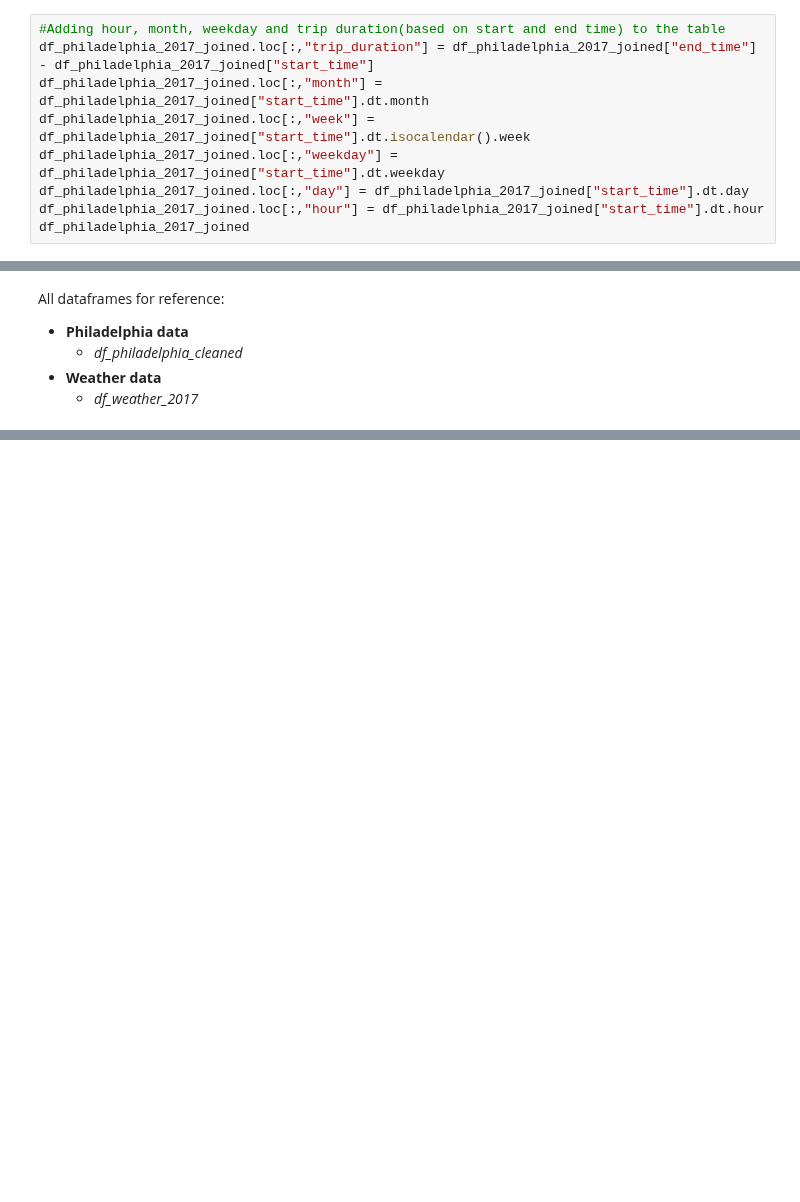
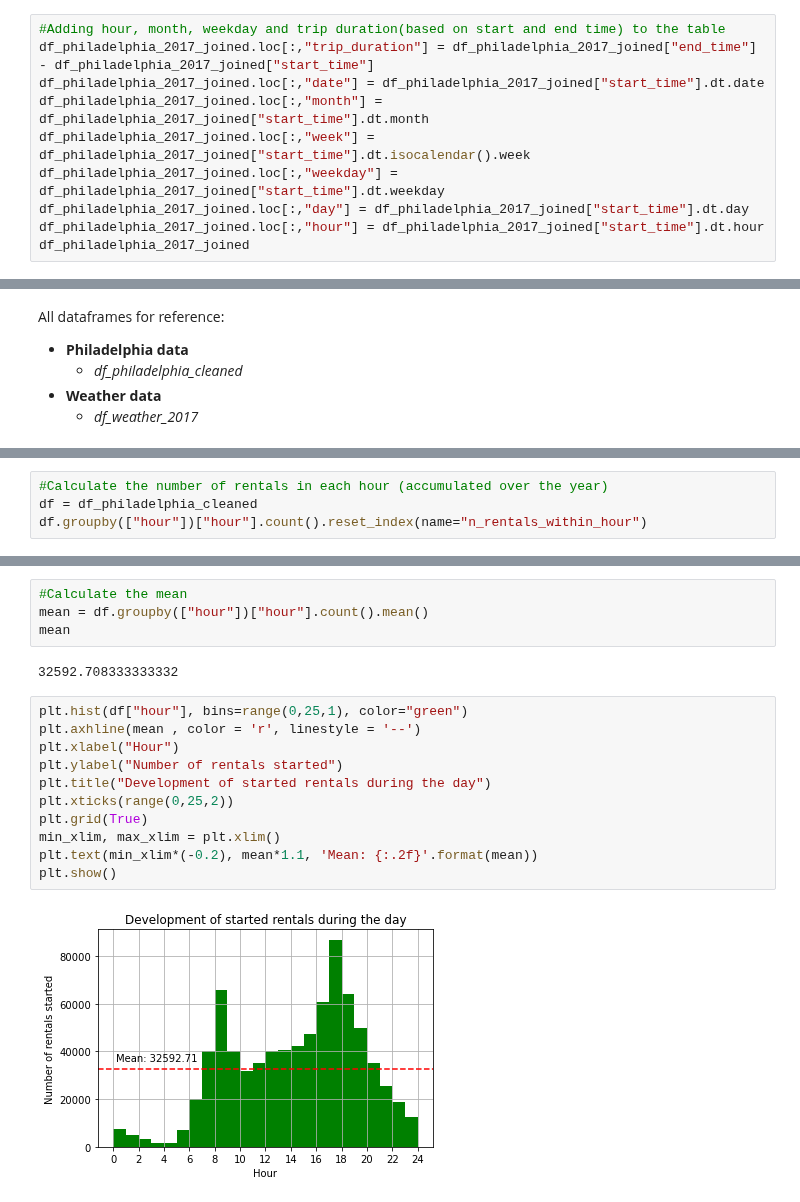
Before and after one commit to yassinehammou27/intentionally_blank, a Jupyter notebook: Team Assignment - Intentionally Blank.ipynb, the cells around one changed output, grey strips where cells are left out. Cells and saved outputs as stored; diff of their text form; blank space fills up the shorter version.

```diff
--- a/Team Assignment - Intentionally Blank.ipynb
+++ b/Team Assignment - Intentionally Blank.ipynb
@@ -131,6 +132,7 @@ df_philadelphia_2017_joined.dropna(inplace = True)
 # %%
 #Adding hour, month, weekday and trip duration(based on start and end time) to the table
 df_philadelphia_2017_joined.loc[:,"trip_duration"] = df_philadelphia_2017_joined["end_time"] - df_philadelphia_2017_joined["start_time"]
+df_philadelphia_2017_joined.loc[:,"date"] = df_philadelphia_2017_joined["start_time"].dt.date
 df_philadelphia_2017_joined.loc[:,"month"] = df_philadelphia_2017_joined["start_time"].dt.month
 df_philadelphia_2017_joined.loc[:,"week"] = df_philadelphia_2017_joined["start_time"].dt.isocalendar().week
 df_philadelphia_2017_joined.loc[:,"weekday"] = df_philadelphia_2017_joined["start_time"].dt.weekday
@@ -284,0 +295,4 @@ All dataframes for reference:
+# %%
+#Calculate the number of rentals in each hour (accumulated over the year)
+df = df_philadelphia_cleaned
+df.groupby(["hour"])["hour"].count().reset_index(name="n_rentals_within_hour")
@@ -284,0 +317,19 @@ All dataframes for reference:
+# %%
+#Calculate the mean
+mean = df.groupby(["hour"])["hour"].count().mean()
+mean
+# %% [output]
+32592.708333333332
+# %%
+plt.hist(df["hour"], bins=range(0,25,1), color="green")
+plt.axhline(mean , color = 'r', linestyle = '--')
+plt.xlabel("Hour")
+plt.ylabel("Number of rentals started")
+plt.title("Development of started rentals during the day")
+plt.xticks(range(0,25,2))
+plt.grid(True)
+min_xlim, max_xlim = plt.xlim()
+plt.text(min_xlim*(-0.2), mean*1.1, 'Mean: {:.2f}'.format(mean))
+plt.show()
+# %% [output]
+[figure, added]
```
Also changed, not shown: parts of 37 cells of this notebook, 1 other file.
